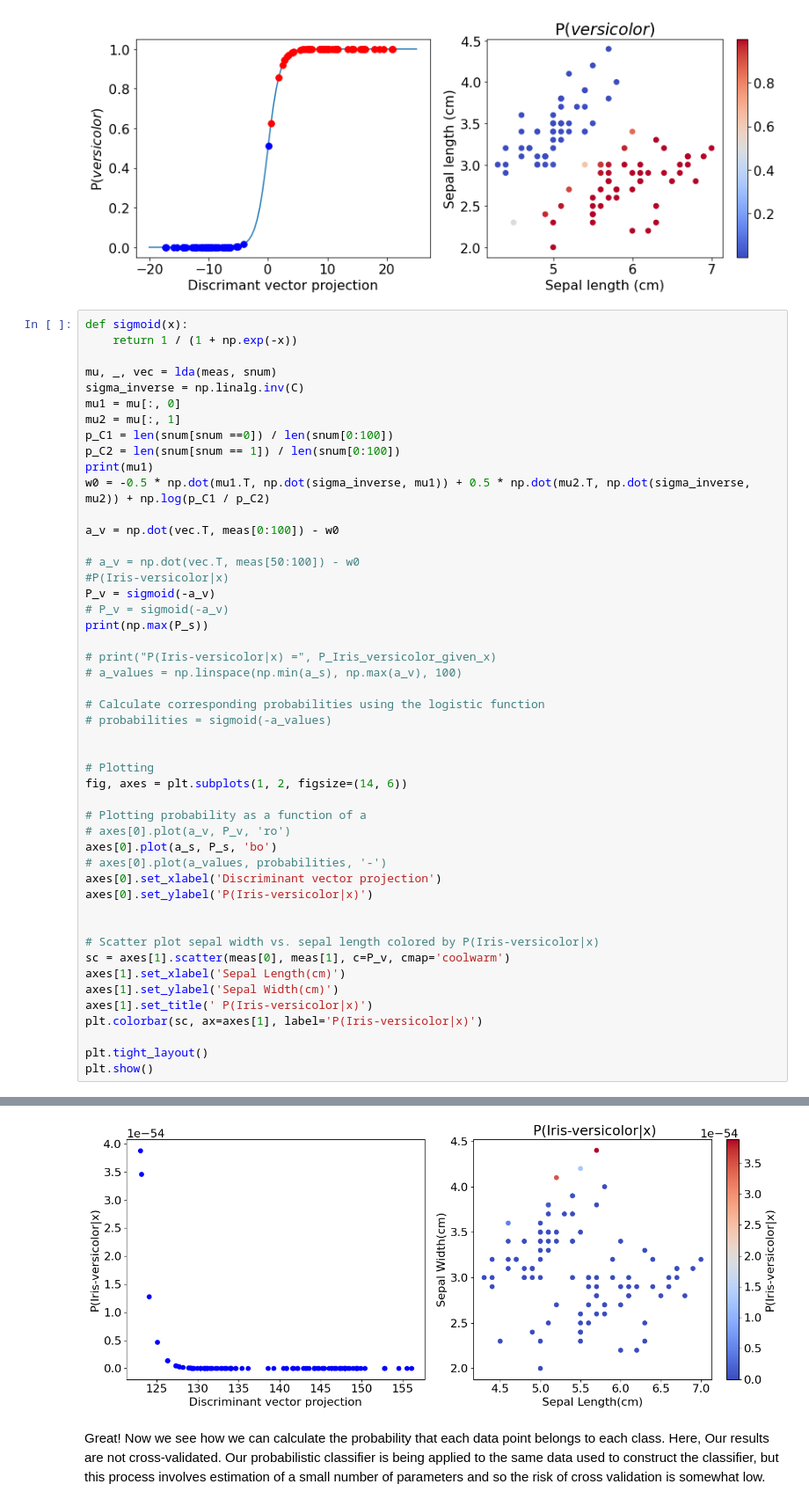
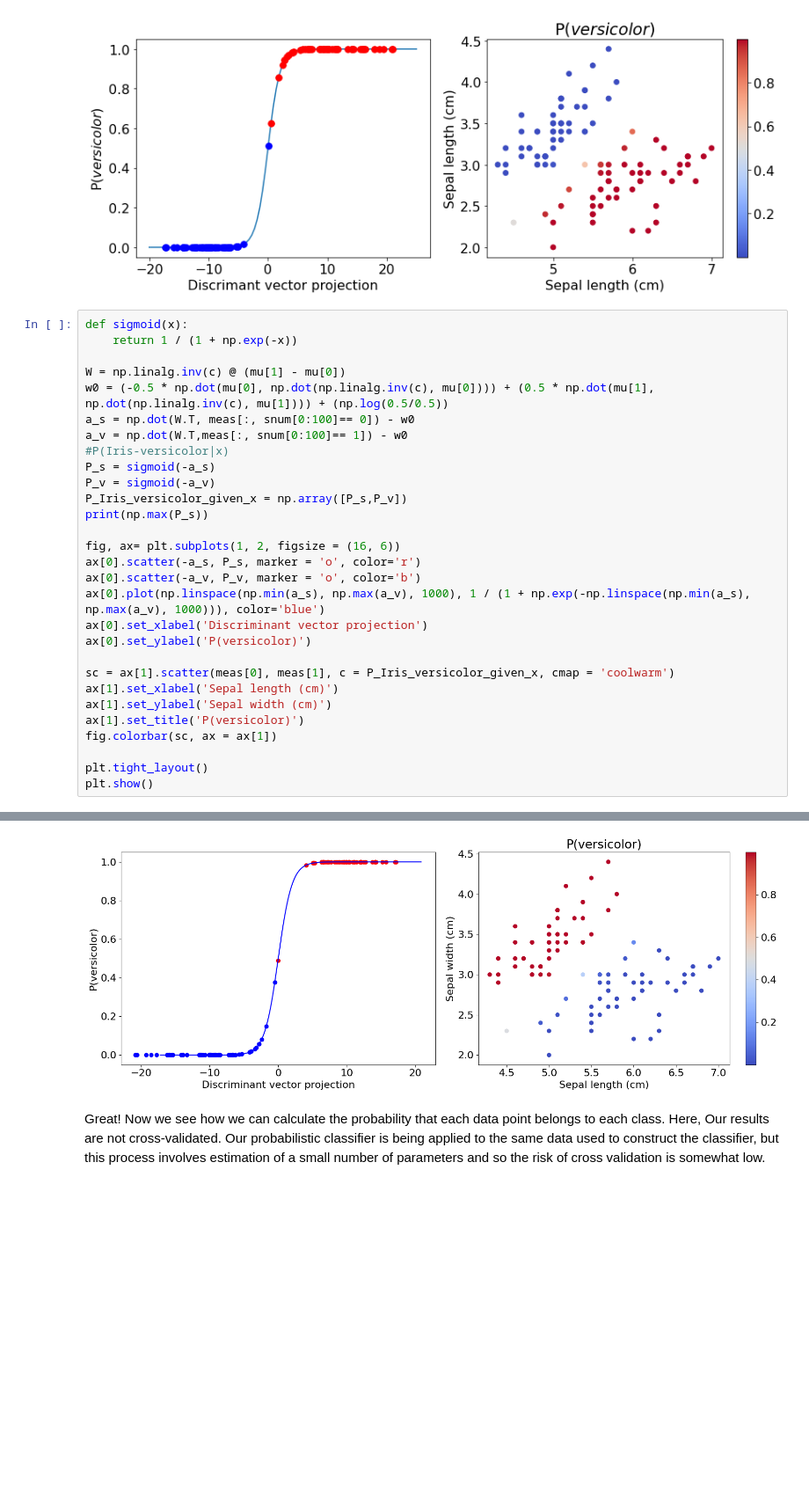
Before and after one commit to Urvi-M/BE559, a Jupyter notebook: Homework3_part2_v1.ipynb, the cells around one changed output, grey strips where cells are left out. Shown at 88% size. Cells and saved outputs as stored; diff of their text form; blank space fills up the shorter version.

```diff
--- a/Homework3_part2_v1.ipynb
+++ b/Homework3_part2_v1.ipynb
@@ -122,47 +125,28 @@ $w_0 = -{\frac{1}{2}} \mu_1^T\Sigma^{-1}\mu_1 + {\frac{1}{2}} \mu_2^T\Sigma^{-1}
 def sigmoid(x):
     return 1 / (1 + np.exp(-x))
 
-mu, _, vec = lda(meas, snum)
-sigma_inverse = np.linalg.inv(C)
-mu1 = mu[:, 0]
-mu2 = mu[:, 1]
-p_C1 = len(snum[snum ==0]) / len(snum[0:100])
-p_C2 = len(snum[snum == 1]) / len(snum[0:100])
-print(mu1)
-w0 = -0.5 * np.dot(mu1.T, np.dot(sigma_inverse, mu1)) + 0.5 * np.dot(mu2.T, np.dot(sigma_inverse, mu2)) + np.log(p_C1 / p_C2)
-
-a_v = np.dot(vec.T, meas[0:100]) - w0
-
-# a_v = np.dot(vec.T, meas[50:100]) - w0
+W = np.linalg.inv(c) @ (mu[1] - mu[0])
+w0 = (-0.5 * np.dot(mu[0], np.dot(np.linalg.inv(c), mu[0]))) + (0.5 * np.dot(mu[1], np.dot(np.linalg.inv(c), mu[1]))) + (np.log(0.5/0.5))
+a_s = np.dot(W.T, meas[:, snum[0:100]== 0]) - w0
+a_v = np.dot(W.T,meas[:, snum[0:100]== 1]) - w0
 #P(Iris-versicolor|x)
+P_s = sigmoid(-a_s)
 P_v = sigmoid(-a_v)
-# P_v = sigmoid(-a_v)
+P_Iris_versicolor_given_x = np.array([P_s,P_v])
 print(np.max(P_s))
 
-# print("P(Iris-versicolor|x) =", P_Iris_versicolor_given_x)
-# a_values = np.linspace(np.min(a_s), np.max(a_v), 100)
+fig, ax= plt.subplots(1, 2, figsize = (16, 6))
+ax[0].scatter(-a_s, P_s, marker = 'o', color='r')
+ax[0].scatter(-a_v, P_v, marker = 'o', color='b')
+ax[0].plot(np.linspace(np.min(a_s), np.max(a_v), 1000), 1 / (1 + np.exp(-np.linspace(np.min(a_s), np.max(a_v), 1000))), color='blue')
+ax[0].set_xlabel('Discriminant vector projection')
+ax[0].set_ylabel('P(versicolor)')
 
-# Calculate corresponding probabilities using the logistic function
-# probabilities = sigmoid(-a_values)
-
-
-# Plotting
-fig, axes = plt.subplots(1, 2, figsize=(14, 6))
-
-# Plotting probability as a function of a
-# axes[0].plot(a_v, P_v, 'ro')
-axes[0].plot(a_s, P_s, 'bo')
-# axes[0].plot(a_values, probabilities, '-')
-axes[0].set_xlabel('Discriminant vector projection')
-axes[0].set_ylabel('P(Iris-versicolor|x)')
-
-
-# Scatter plot sepal width vs. sepal length colored by P(Iris-versicolor|x)
-sc = axes[1].scatter(meas[0], meas[1], c=P_v, cmap='coolwarm')
-axes[1].set_xlabel('Sepal Length(cm)')
-axes[1].set_ylabel('Sepal Width(cm)')
-axes[1].set_title(' P(Iris-versicolor|x)')
-plt.colorbar(sc, ax=axes[1], label='P(Iris-versicolor|x)')
+sc = ax[1].scatter(meas[0], meas[1], c = P_Iris_versicolor_given_x, cmap = 'coolwarm')
+ax[1].set_xlabel('Sepal length (cm)')
+ax[1].set_ylabel('Sepal width (cm)')
+ax[1].set_title('P(versicolor)')
+fig.colorbar(sc, ax = ax[1])
 
 plt.tight_layout()
 plt.show()
@@ -172,4 +155,4 @@ plt.show()
-[figure, old version]
+[figure, new version]
 # %% [markdown]
 Great!  Now we see how we can calculate the probability that each data point belongs to each class.  Here, Our results are not cross-validated.  Our probabilistic classifier is being applied to the same data used to construct the classifier, but this process involves estimation of a small number of parameters and so the risk of cross validation is somewhat low.
 # %% [markdown]
```
Also changed, not shown: parts of 17 cells of this notebook.
